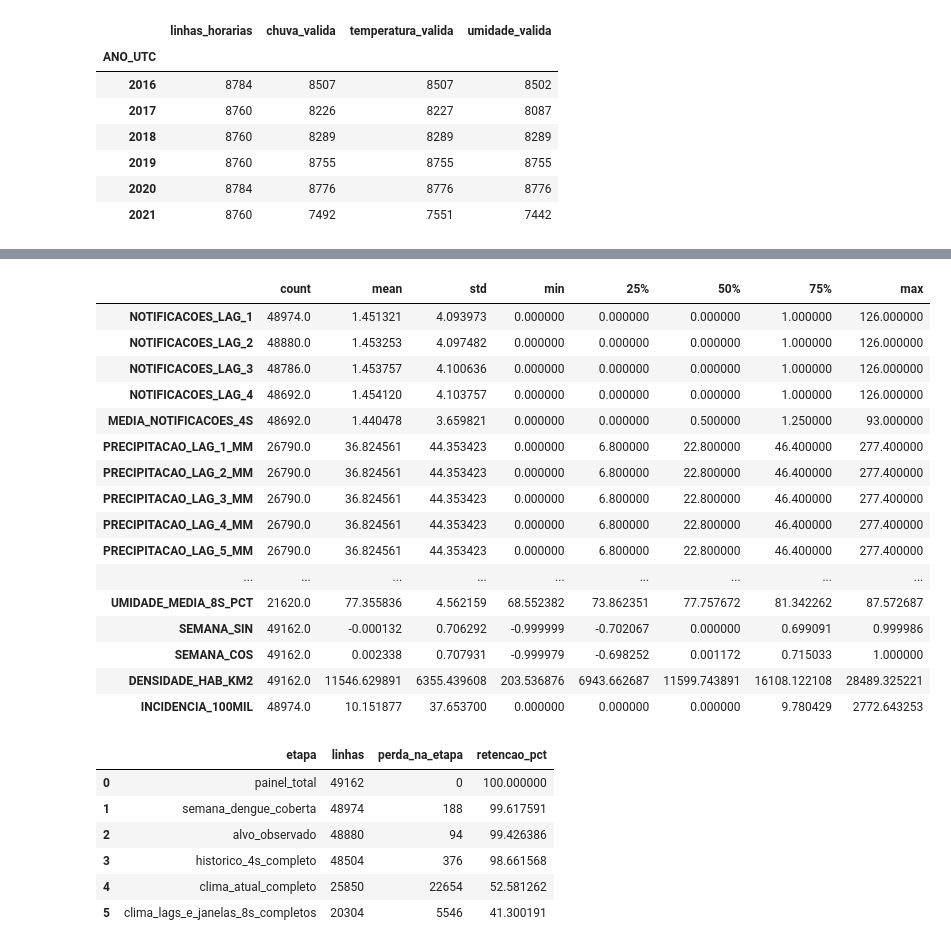
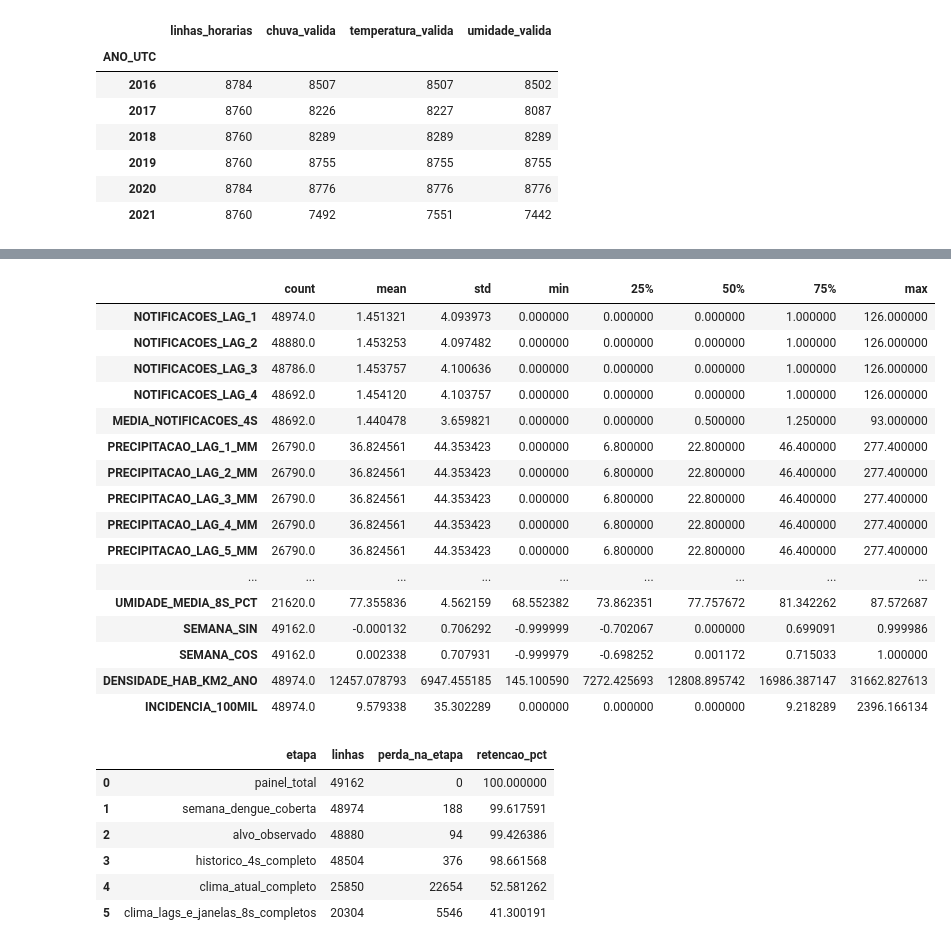
Before and after one commit to 7RICK0/Projeto_Dengue, a Jupyter notebook: AV1/notebooks/AnteceDengue_AV1_revisada.ipynb, the cells around one changed output, grey strips where cells are left out. Saved outputs shown, nothing was run; the diff lists cells and outputs as text; code cells hidden in the pictures.

```diff
--- a/AV1/notebooks/AnteceDengue_AV1_revisada.ipynb
+++ b/AV1/notebooks/AnteceDengue_AV1_revisada.ipynb
@@ -617,7 +705,7 @@ A execução de referência usa recursos anuais de 2016–2025. As datas reais,
 A proporção de bairro-semanas iguais a zero é exportada por ano para tornar a hipótese verificável. Na AV2, essa limitação deve acompanhar métricas e conclusões.
 # %%
 assert not pop_recife.BAIRRO.duplicated().any(), "Bairros duplicados no IBGE"
-assert pop_recife.POPULACAO_2022.gt(0).all() and pop_recife.AREA_KM2_IBGE.gt(0).all()
+assert populacao_bairro_ano.POPULACAO_BAIRRO_ANO.gt(0).all()
 fora = notificacoes_semanais.loc[~notificacoes_semanais.BAIRRO.isin(pop_recife.BAIRRO)]
 fora.to_csv(REPORT_DIR / "registros_fora_malha_agregados.csv", index=False)
 print("Notificações fora da malha:", int(fora.REGISTROS_OBSERVADOS.sum()))
@@ -630,16 +718,16 @@ calendario = pd.DataFrame({"DATA_SEMANA": pd.date_range(primeira, fim, freq="W-M
 calendario["COBERTURA_DENGUE"] = calendario.DATA_SEMANA.map(semana_coberta)
 iso = calendario.DATA_SEMANA.dt.isocalendar()
 calendario["ANO"], calendario["SEMANA"] = iso.year.astype(int), iso.week.astype(int)
-# Conferir também se os arquivos dos anos civis que cobrem cada semana foram adquiridos.
 anos_lidos = set(relatorio_download.ano)
 calendario["COBERTURA_DENGUE"] &= calendario.DATA_SEMANA.map(lambda d: all(x.year in anos_lidos for x in pd.date_range(d, periods=7)))
 calendario.to_csv(REPORT_DIR / "cobertura_semanal.csv", index=False)
 grade = pop_recife[["BAIRRO"]].merge(calendario, how="cross")
 base = (grade.merge(notificacoes_semanais, on=["DATA_SEMANA", "BAIRRO"], how="left", validate="one_to_one")
-        .merge(pop_recife, on="BAIRRO", how="left", validate="many_to_one")
+        .merge(populacao_bairro_ano, on=["BAIRRO","ANO"], how="left", validate="many_to_one")
         .merge(rpa, on="BAIRRO", how="left", validate="many_to_one"))
+assert base.loc[base.COBERTURA_DENGUE, "POPULACAO_BAIRRO_ANO"].notna().all(), "Há semana coberta sem população compatível"
 base["NOTIFICACOES_SEMANAIS"] = base.REGISTROS_OBSERVADOS.fillna(0).where(base.COBERTURA_DENGUE)
-base["INCIDENCIA_100MIL"] = base.NOTIFICACOES_SEMANAIS / base.POPULACAO_2022 * 100_000
+base["INCIDENCIA_100MIL"] = base.NOTIFICACOES_SEMANAIS / base.POPULACAO_BAIRRO_ANO * 100_000
 assert not base.duplicated(["BAIRRO", "DATA_SEMANA"]).any()
 print("Semanas cobertas pela hipótese operacional:", int(calendario.COBERTURA_DENGUE.sum()))
 if not calendario.COBERTURA_DENGUE.any():
@@ -868,36 +957,36 @@ Bairro e RPA são categorias. Identificadores e classificação final não são
 base = base.sort_values(["BAIRRO", "DATA_SEMANA"]).reset_index(drop=True)
 assert base.groupby("BAIRRO").DATA_SEMANA.diff().dropna().eq(pd.Timedelta(days=7)).all()
 base["MES"] = base.DATA_SEMANA.dt.month
 base["TRIMESTRE"] = base.DATA_SEMANA.dt.quarter
 base["PERIODO_CHUVOSO"] = base.MES.between(3,8).astype(int)
 fase = 2*np.pi*(base.DATA_SEMANA.dt.dayofyear - 1)/365.2425
 base["SEMANA_SIN"], base["SEMANA_COS"] = np.sin(fase), np.cos(fase)
 for atraso in range(1,5):
     base[f"NOTIFICACOES_LAG_{atraso}"] = base.groupby("BAIRRO").NOTIFICACOES_SEMANAIS.shift(atraso)
 base["MEDIA_NOTIFICACOES_4S"] = base.groupby("BAIRRO").NOTIFICACOES_SEMANAIS.transform(lambda s:s.shift(1).rolling(4,min_periods=4).mean())
 base["NOTIFICACOES_PROXIMA_SEMANA"] = base.groupby("BAIRRO").NOTIFICACOES_SEMANAIS.shift(-1)
 base["DATA_ALVO"] = base.DATA_SEMANA + pd.Timedelta(days=7)
 features_historicas = ["NOTIFICACOES_LAG_1", "NOTIFICACOES_LAG_2", "NOTIFICACOES_LAG_3", "NOTIFICACOES_LAG_4", "MEDIA_NOTIFICACOES_4S"]
-features_criadas = features_historicas + clima_lags + clima_janelas + ["SEMANA_SIN", "SEMANA_COS", "DENSIDADE_HAB_KM2", "INCIDENCIA_100MIL"]
+features_criadas = features_historicas + clima_lags + clima_janelas + ["SEMANA_SIN", "SEMANA_COS", "DENSIDADE_HAB_KM2_ANO", "INCIDENCIA_100MIL"]
 display(base[features_criadas].describe().T)
 # %% [output]
 |  | count | mean | std | min | 25% | 50% | 75% | max |
 | NOTIFICACOES_LAG_1 | 48974.0 | 1.451321 | 4.093973 | 0.000000 | 0.000000 | 0.000000 | 1.000000 | 126.000000 |
 | NOTIFICACOES_LAG_2 | 48880.0 | 1.453253 | 4.097482 | 0.000000 | 0.000000 | 0.000000 | 1.000000 | 126.000000 |
 | NOTIFICACOES_LAG_3 | 48786.0 | 1.453757 | 4.100636 | 0.000000 | 0.000000 | 0.000000 | 1.000000 | 126.000000 |
 | NOTIFICACOES_LAG_4 | 48692.0 | 1.454120 | 4.103757 | 0.000000 | 0.000000 | 0.000000 | 1.000000 | 126.000000 |
 | MEDIA_NOTIFICACOES_4S | 48692.0 | 1.440478 | 3.659821 | 0.000000 | 0.000000 | 0.500000 | 1.250000 | 93.000000 |
 | PRECIPITACAO_LAG_1_MM | 26790.0 | 36.824561 | 44.353423 | 0.000000 | 6.800000 | 22.800000 | 46.400000 | 277.400000 |
 | PRECIPITACAO_LAG_2_MM | 26790.0 | 36.824561 | 44.353423 | 0.000000 | 6.800000 | 22.800000 | 46.400000 | 277.400000 |
 | PRECIPITACAO_LAG_3_MM | 26790.0 | 36.824561 | 44.353423 | 0.000000 | 6.800000 | 22.800000 | 46.400000 | 277.400000 |
 | PRECIPITACAO_LAG_4_MM | 26790.0 | 36.824561 | 44.353423 | 0.000000 | 6.800000 | 22.800000 | 46.400000 | 277.400000 |
 | PRECIPITACAO_LAG_5_MM | 26790.0 | 36.824561 | 44.353423 | 0.000000 | 6.800000 | 22.800000 | 46.400000 | 277.400000 |
 | ... | ... | ... | ... | ... | ... | ... | ... | ... |
 | UMIDADE_MEDIA_8S_PCT | 21620.0 | 77.355836 | 4.562159 | 68.552382 | 73.862351 | 77.757672 | 81.342262 | 87.572687 |
 | SEMANA_SIN | 49162.0 | -0.000132 | 0.706292 | -0.999999 | -0.702067 | 0.000000 | 0.699091 | 0.999986 |
 | SEMANA_COS | 49162.0 | 0.002338 | 0.707931 | -0.999979 | -0.698252 | 0.001172 | 0.715033 | 1.000000 |
-| DENSIDADE_HAB_KM2 | 49162.0 | 11546.629891 | 6355.439608 | 203.536876 | 6943.662687 | 11599.743891 | 16108.122108 | 28489.325221 |
-| INCIDENCIA_100MIL | 48974.0 | 10.151877 | 37.653700 | 0.000000 | 0.000000 | 0.000000 | 9.780429 | 2772.643253 |
+| DENSIDADE_HAB_KM2_ANO | 48974.0 | 12457.078793 | 6947.455185 | 145.100590 | 7272.425693 | 12808.895742 | 16986.387147 | 31662.827613 |
+| INCIDENCIA_100MIL | 48974.0 | 9.579338 | 35.302289 | 0.000000 | 0.000000 | 0.000000 | 9.218289 | 2396.166134 |
 # %%
 # Divisão temporal inicial 70/15/15 pela semana-alvo da coorte comum.
 historico = ["NOTIFICACOES_SEMANAIS"] + features_historicas
```
Also changed, not shown: parts of 13 cells of this notebook, 17 other files.
